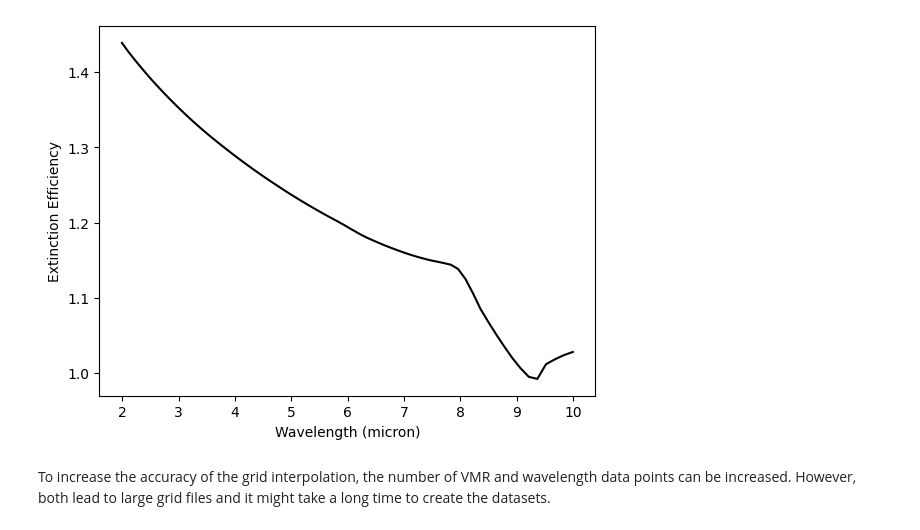
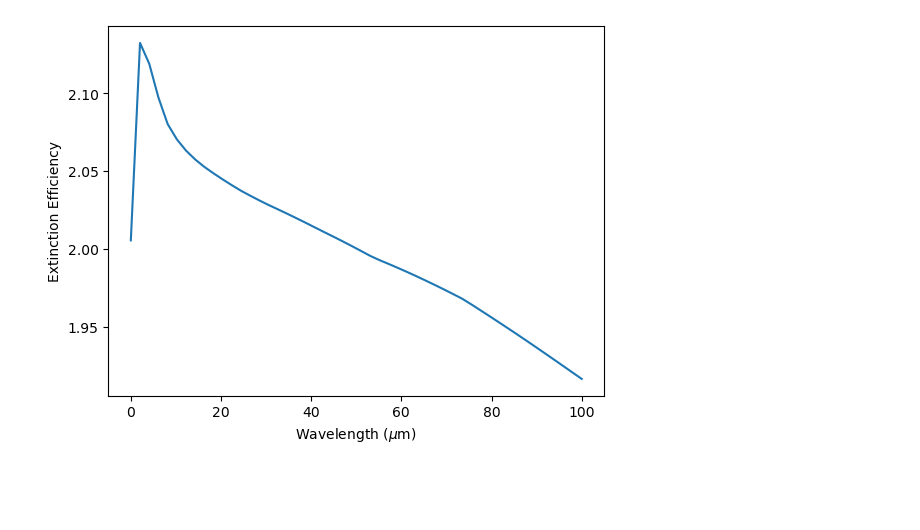
Before and after one commit to MieNet-org/MieNet, a Jupyter notebook: docs/Tutorials.ipynb, the cells around one changed output. Saved outputs shown, nothing was run; the diff lists cells and outputs as text; code cells hidden in the pictures; blank space fills up the shorter version.

```diff
--- a/docs/Tutorials.ipynb
+++ b/docs/Tutorials.ipynb
@@ -194,26 +40,27 @@ Now you are ready to use the grid interpolation fucntion of MieNet!
 # %%
 import matplotlib.pyplot as plt
+import numpy as np
+from mienet import MieNet
 
-# determine grid parameters
-species = ['Fe', 'SiO2', 'TiO2']
-wavelength_range = np.logspace(0.3, 1, 100)  # Infrared for cloud feature studies
-radius_range = np.logspace(-3, 2, 100)  # This is the default value
+# determine model inputs
+species =  ['TiO2', 'Fe']
+wavelength_range = np.linspace(0.01, 100, 50)  # microns
+radius_range = np.linspace(0.001, 100, 50)  # microns
 vmrs = {
-    'Fe': 0.2 * np.ones_like(radius_range),
-    'SiO2': 0.5 * np.ones_like(radius_range),
-    'TiO2': 0.3 * np.ones_like(radius_range),
-}
+    'TiO2': 0.5 * np.ones_like(radius_range),
+    'Fe': 0.5 * np.ones_like(radius_range)}
 
-# get efficiencies from grid interpolation
-qext, qsca, asym = ma.grid_efficiencies(wavelength_range, radius_range, vmrs)
+# initialize MieNet
+ma = MieNet()
+
+# predict efficiencies
+qext, qsca, asym = ma.auto_efficiencies(wavelength_range, radius_range, vmrs)
 
 # plot results
 plt.figure()
-plt.plot(wavelength_range, np.mean(qext, axis=0), 'k')
-plt.xlabel('Wavelength (micron)')
+plt.plot(wavelength_range, np.mean(qext, axis=0))
+plt.xlabel(r'Wavelength ($\mu$m)')
 plt.ylabel('Extinction Efficiency')
 plt.show()
 # %% [output]
-[figure, old version]
+[figure, new version]
-# %% [markdown]
-To increase the accuracy of the grid interpolation, the number of VMR and wavelength data points can be increased. However, both lead to large grid files and it might take a long time to create the datasets.
```
Also changed, not shown: parts of 16 cells of this notebook, 9 other files.
